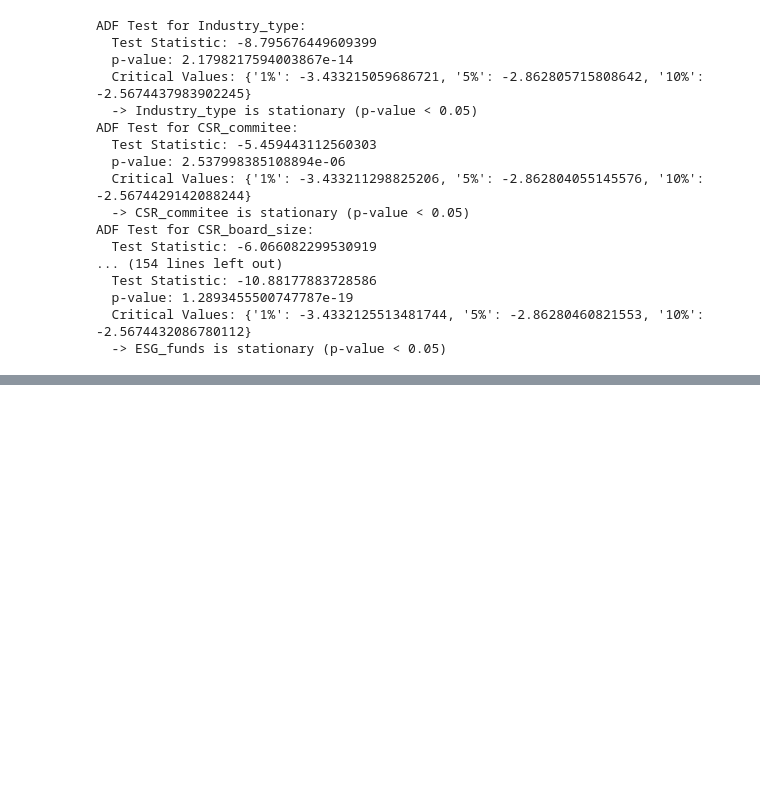
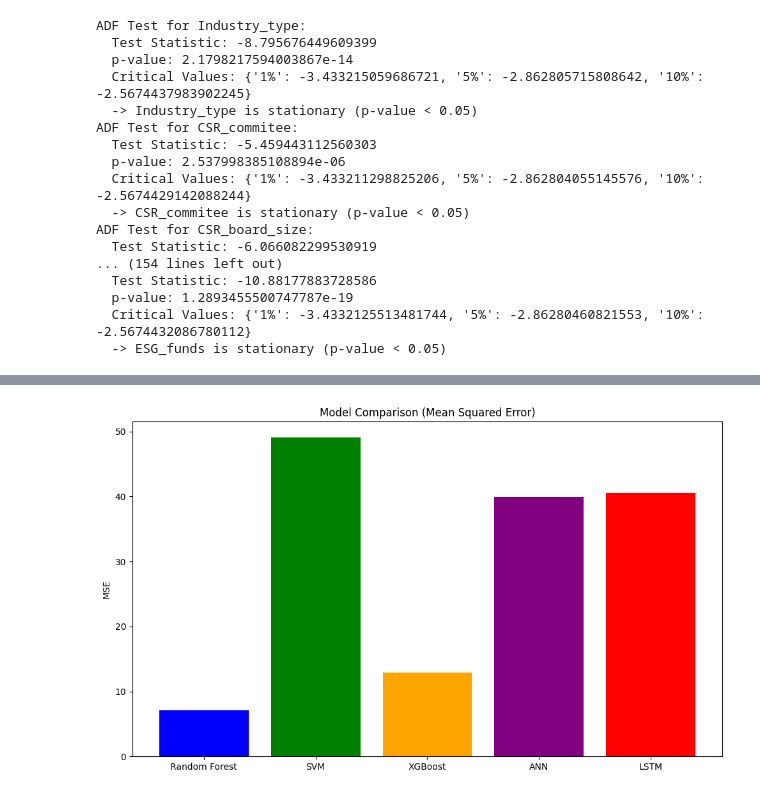
Before and after one commit to Showherda/FYP, a Jupyter notebook: script.ipynb, the cells around one changed output, grey strips where cells are left out. Drawn from its saved outputs; the diff is of its cells as text; code cells hidden in the pictures; blank space fills up the shorter version.

```diff
--- a/script.ipynb
+++ b/script.ipynb
@@ -186,7 +234,9 @@ pyd.write_png('simple_test.png')
 # %%
 # Correlation analysis
-corr_matrix = df.corr()['Risk_score'].sort_values(ascending=False)
+corr_matrix = df.corr()['Risk_score'].sort_values(key=abs, ascending=False)
+top_15_corr = list(corr_matrix.index[1:16])
 print(corr_matrix)
+print(top_15_corr)
 # %% [output]
 Risk_score                        1.000000
 Controversy_level                 0.607140
@@ -341,13 +352,6 @@ Graph Edges:
 # %%
 # Define variables with outgoing edges as predictors
-predictors = [
-    'Industry_type', 'CSR_commitee', 'Scope3_carbon_emissions', 'Environmental_scores',
-    'EPA_fines', 'Amount_of_fines', 'Energy_conservation', 'SDG_targets',
-    'Govt_collaboration', 'Direct_carbon_emissions', 'Indirect_carbon_emissions',
-    'Recycling', 'Disclosure_of_R&D', 'Net_zero_targets', 'Climate_change_policy',
-    'Renewal_energy', 'Green_innovation', 'Planning_zero_carbon',
-    'Global_reporting_initiative'
-]
+predictors = list(set(significant_predictors + ancestors_to_lvl10 + top_15_corr))
 
 # Define target variable
 target = 'Risk_score'
@@ -523,0 +543,19 @@ plt.show()
+# %%
+# Metrics for comparison
+models = ["Random Forest", "SVM", "XGBoost", "ANN", "LSTM"]
+mse_scores = [
+                mean_squared_error(y_test, y_pred_rf),
+                mean_squared_error(y_test, y_pred_svm),
+                mean_squared_error(y_test, y_pred_xgb),
+                mean_squared_error(y_test, y_pred_ann),
+                mean_squared_error(y_test, y_pred_lstm)
+            ]
+
+# Bar chart for MSE comparison
+plt.figure(figsize=(10, 6))
+plt.bar(models, mse_scores, color=['blue', 'green', 'orange', 'purple', 'red'])
+plt.title("Model Comparison (Mean Squared Error)")
+plt.ylabel("MSE")
+plt.show()
+# %% [output]
+[figure, added]
```
Also changed, not shown: parts of 22 cells of this notebook, 5 other files.
